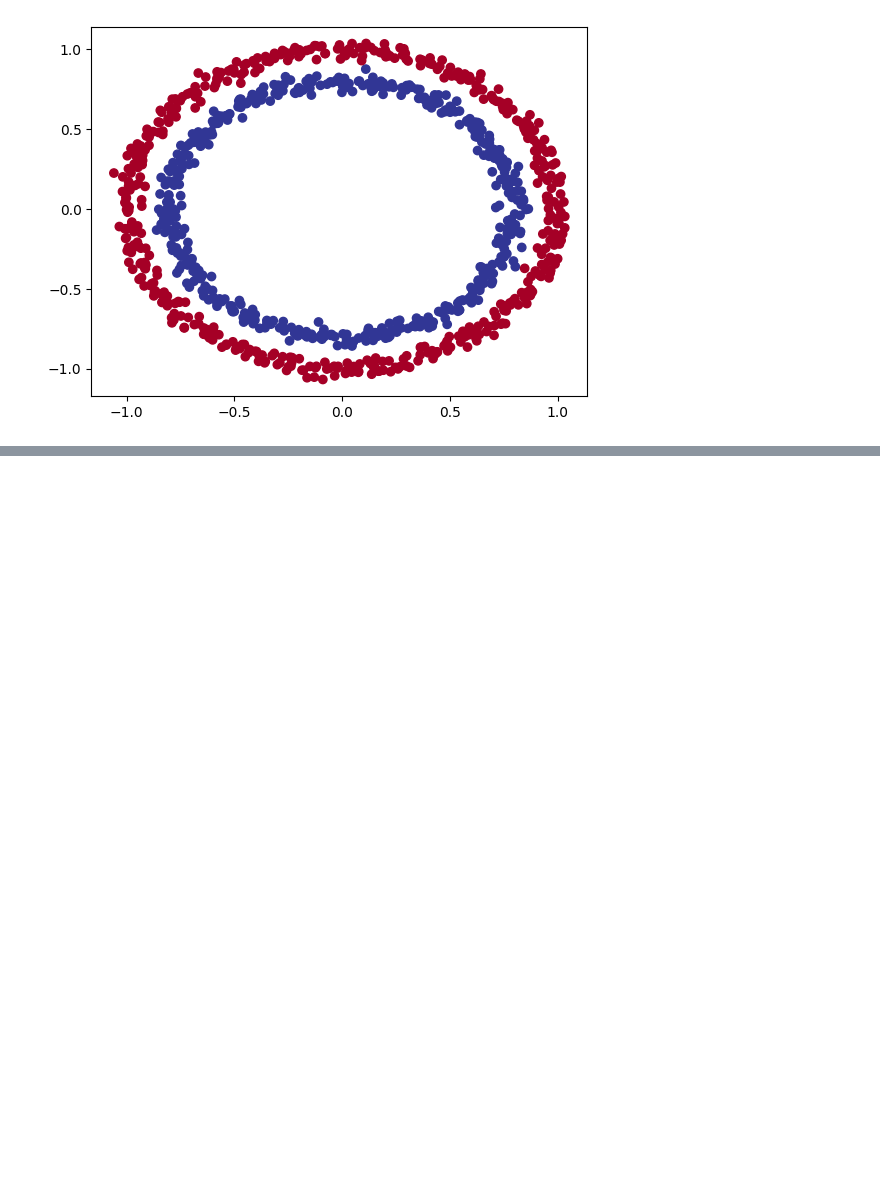
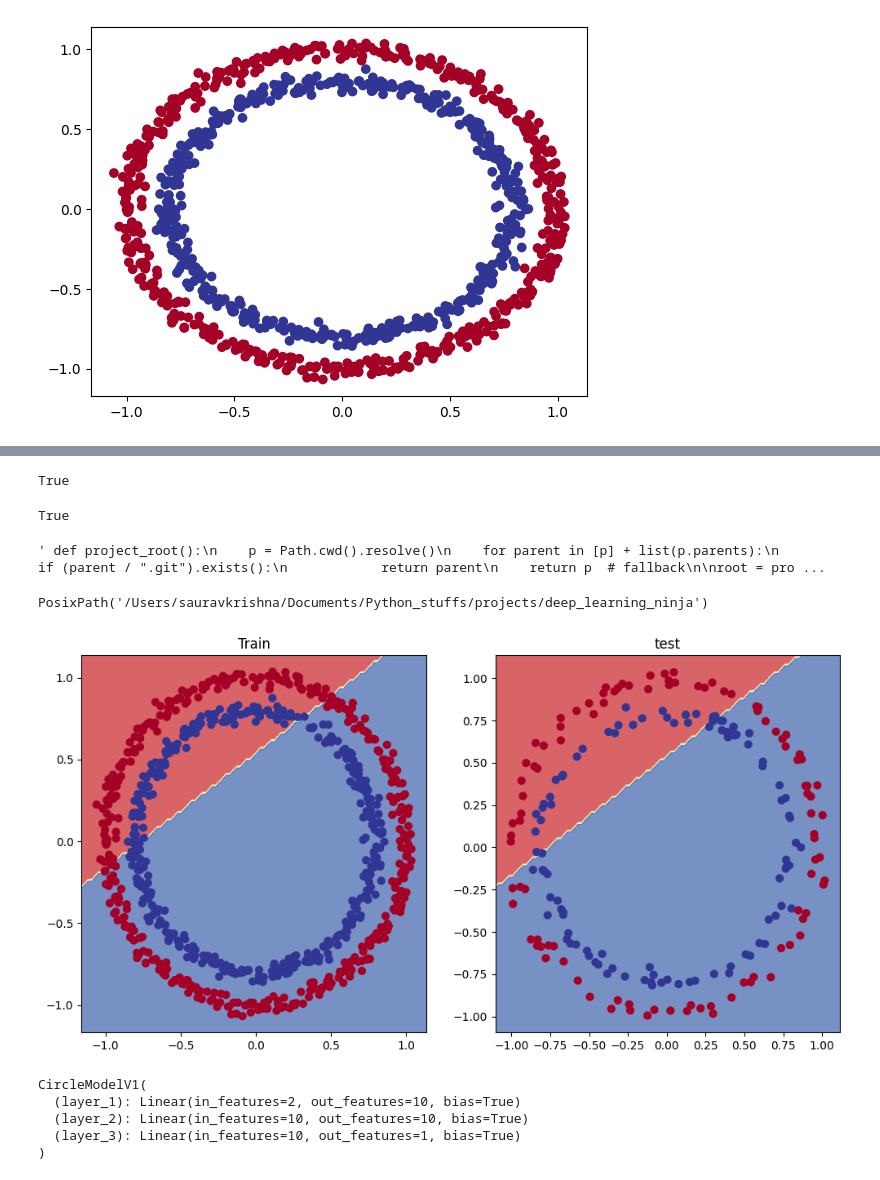
Before and after one commit to footballest/deep_learning_ninja, a Jupyter notebook: pytorch-deep-learning-main/my_notebooks/scratch_02_NN_classification.ipynb, the cells around one changed output, grey strips where cells are left out. Drawn from its saved outputs; the diff is of its cells as text; code cells hidden in the pictures; blank space fills up the shorter version.

```diff
--- a/pytorch-deep-learning-main/my_notebooks/scratch_02_NN_classification.ipynb
+++ b/pytorch-deep-learning-main/my_notebooks/scratch_02_NN_classification.ipynb
@@ -54,0 +193,8 @@ plt.scatter(X[:,0],
+# %%
+## build using sequential the same model
+model_0 = nn.Sequential(
+    nn.Linear(2, 5),
+    nn.Linear(5, 1)
+).to(device)
+
+model_0 # same model as above
@@ -54,0 +240,6 @@ plt.scatter(X[:,0],
+# %%
+#loss = nn.BCELoss() # requirs the final layer to have gone through Sigmoid activation
+loss_fn = nn.BCEWithLogitsLoss() # this has Sigmoid activation func built in - miore numerically stable
+
+optimizer = torch.optim.SGD(params=model_0.parameters(),
+                            lr=0.01)
@@ -54,0 +262,5 @@ plt.scatter(X[:,0],
+# %%
+def accuracy_fn(y_true, y_pred):
+    correct = torch.eq(y_true, y_pred).sum().item()
+    acc = (correct/len(y_pred)) * 100
+    return acc
@@ -54,0 +283,3 @@ plt.scatter(X[:,0],
+# %%
+with torch.inference_mode():
+    y_logits = model_0(X_test.to(device))
@@ -54,0 +387,35 @@ plt.scatter(X[:,0],
+# %%
+(Path.cwd() / "pytorch-deep-learning-main" / file_to_check).is_file()
+# %% [output]
+True
+# %%
+path_2_helper = (Path.cwd() / "pytorch-deep-learning-main" / "my_notebooks" / file_to_check).is_file()
+path_2_helper
+# %% [output]
+True
+# %%
+""" def project_root():
+    p = Path.cwd().resolve()
+    for parent in [p] + list(p.parents):
+        if (parent / ".git").exists():
+            return parent
+    return p  # fallback
+
+root = project_root()
+root """
+# %% [output]
+' def project_root():\n    p = Path.cwd().resolve()\n    for parent in [p] + list(p.parents):\n        if (parent / ".git").exists():\n            return parent\n    return p  # fallback\n\nroot = pro ...
+# %%
+Path.cwd()
+# %% [output]
+PosixPath('/Users/sauravkrishna/Documents/Python_stuffs/projects/deep_learning_ninja')
+# %%
+plt.figure(figsize=(12,6))
+plt.subplot(1, 2, 1)
+plt.title("Train")
+plot_decision_boundary(model_0, X_train, y_train)
+plt.subplot(1, 2, 2)
+plt.title("test")
+plot_decision_boundary(model_0, X_test, y_test)
+# %% [output]
+[figure, added]
@@ -54,0 +434,9 @@ plt.scatter(X[:,0],
+# %%
+model_1 = CircleModelV1()
+model_1
+# %% [output]
+CircleModelV1(
+  (layer_1): Linear(in_features=2, out_features=10, bias=True)
+  (layer_2): Linear(in_features=10, out_features=10, bias=True)
+  (layer_3): Linear(in_features=10, out_features=1, bias=True)
+)
```
Also changed, not shown: parts of 93 cells of this notebook, 1 other file.
